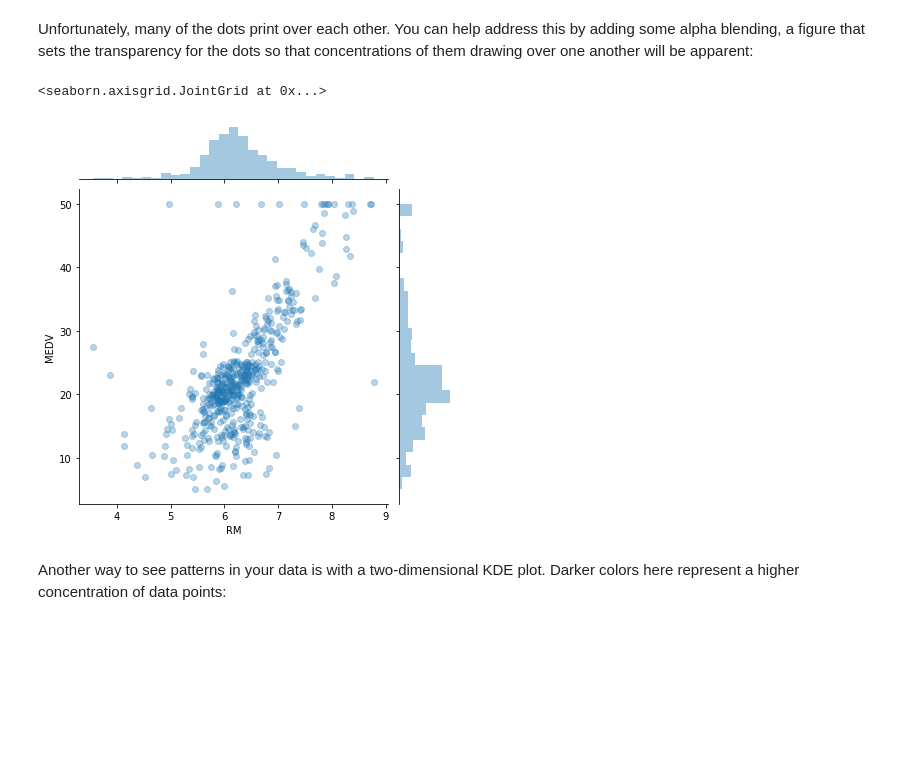
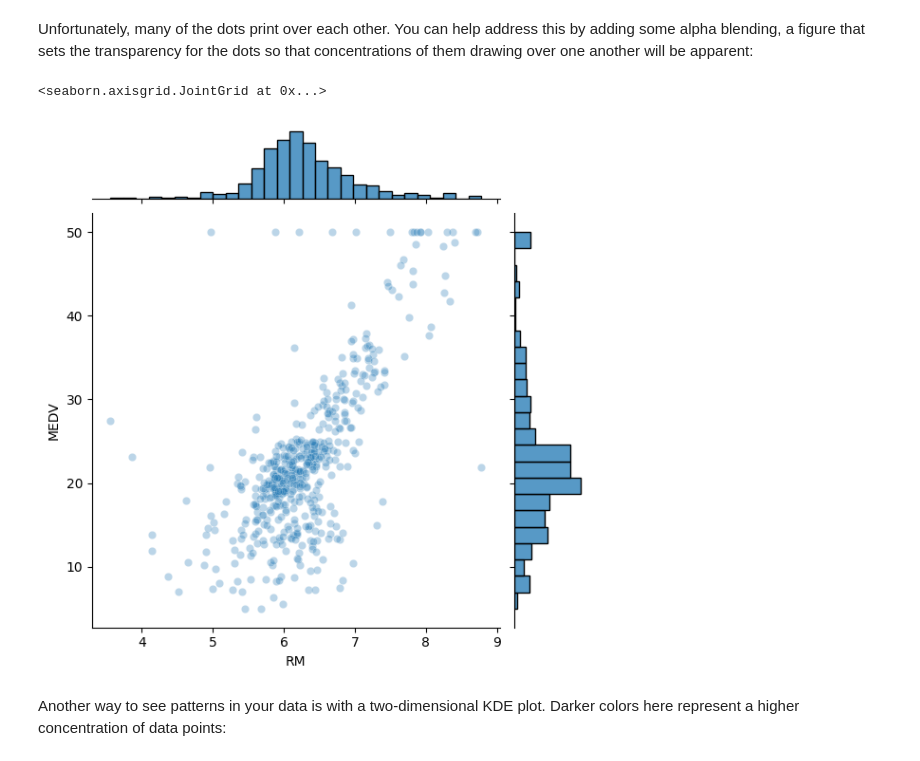
Before and after one commit to Laikaiyong/Data-Cleaning-Python, a Jupyter notebook: solution.ipynb, the cells around one changed output. Drawn from its saved outputs; the diff is of its cells as text; code cells hidden in the pictures; blank space fills up the shorter version.

```diff
--- a/solution.ipynb
+++ b/solution.ipynb
@@ -1108,10 +1139,10 @@ sns.jointplot(df['RM'], df['MEDV'], kind='scatter')
 # %% [markdown]
 Unfortunately, many of the dots print over each other. You can help address this by adding some alpha blending, a figure that sets the transparency for the dots so that concentrations of them drawing over one another will be apparent:
 # %%
-sns.jointplot(df['RM'], df['MEDV'], kind='scatter', alpha=0.3)
+sns.jointplot(data = df, x = df['RM'], y = df['MEDV'], kind='scatter', alpha=0.3)
 # %% [output]
 <seaborn.axisgrid.JointGrid at 0x...>
-[figure, old version]
+[figure, new version]
 # %% [markdown]
 Another way to see patterns in your data is with a two-dimensional KDE plot. Darker colors here represent a higher concentration of data points:
 # %%
```
Also changed, not shown: parts of 22 cells of this notebook.
